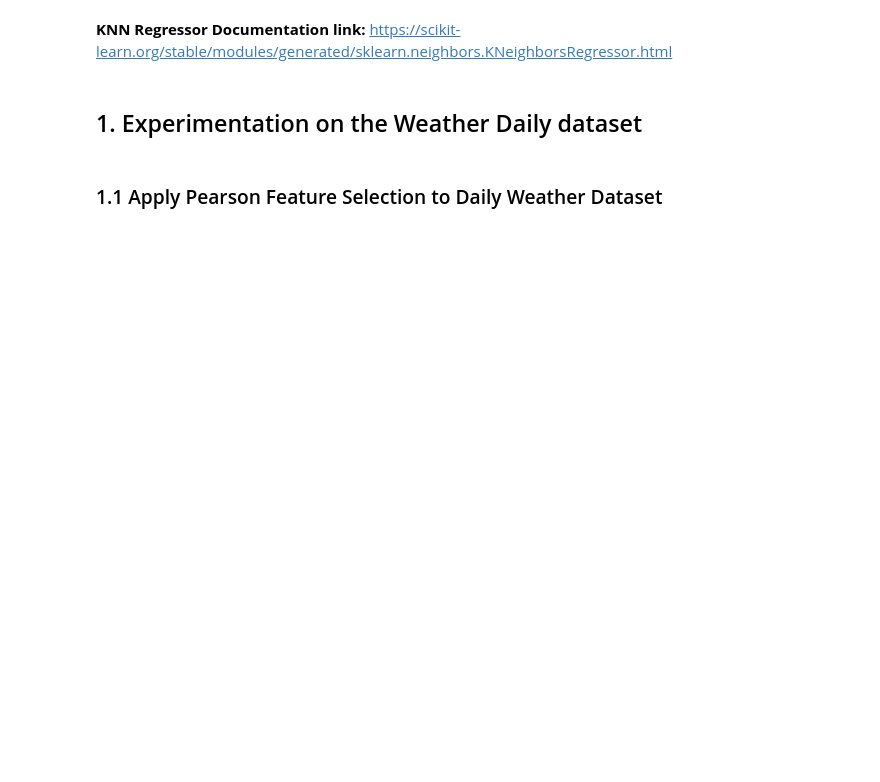
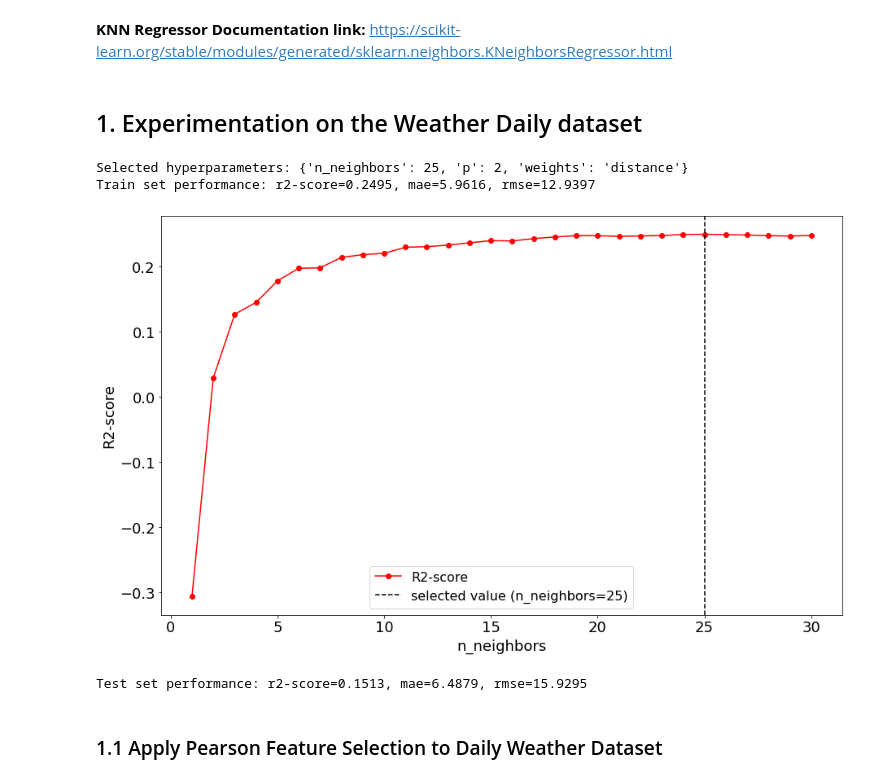
Before and after one commit to RifatIslamOmio/Weather-WaterLevel-Prediction-ML, a Jupyter notebook: Notebooks/brri-dataset/experimentations/knn_regression.ipynb, the cells around one changed output. Cells and saved outputs as stored; diff of their text form; code cells hidden in the pictures; blank space fills up the shorter version.

Commit message:
update knn regression notebook #10

```diff
--- a/Notebooks/brri-dataset/experimentations/knn_regression.ipynb
+++ b/Notebooks/brri-dataset/experimentations/knn_regression.ipynb
@@ -24,7 +26,7 @@ from sklearn.neighbors import KNeighborsRegressor
 RAND_SEED = 42
 
 # dictionary of hyper-parameters
-n_neighbors = [x for x in range(1, 51)] # 1 to 50
+n_neighbors = [x for x in range(1, 31)] # 1 to 30
 param_grid = {
     'n_neighbors': n_neighbors,
     'weights': ['uniform', 'distance'],
@@ -47,11 +49,30 @@ model, selected_hyperparams, train_r2, train_mae, train_rmse = train_regression(
 print(f'Selected hyperparameters: {selected_hyperparams}')
 # performance on the train set
 print(f'Train set performance: r2-score={train_r2}, mae={train_mae}, rmse={train_rmse}')
+# %% [output]
+Selected hyperparameters: {'n_neighbors': 25, 'p': 2, 'weights': 'distance'}
+Train set performance: r2-score=0.2495, mae=5.9616, rmse=12.9397
+# %%
+# r2-scores graph on the train set
+
+# hyper-parameters selected by GridSearchCV
+selected_model_params = {'n_neighbors': selected_hyperparams['n_neighbors'],
+                         'weights': selected_hyperparams['weights'],
+                         'p': selected_hyperparams['p'],
+                         'n_jobs': -1}
+
+showEvalutationGraph_regression(KNeighborsRegressor, weather_daily_train_df, cls='Rainfall (mm)',
+                                x_axis_param_name='n_neighbors', x_axis_param_vals=n_neighbors,
+                                selected_model_params=selected_model_params)
+# %% [output]
+[figure, added]
 # %%
 # test model
 test_r2, test_mae, test_rmse = eval_regression(model, weather_daily_test_df, cls='Rainfall (mm)')
 # performance on the test set
 print(f'Test set performance: r2-score={test_r2}, mae={test_mae}, rmse={test_rmse}')
+# %% [output]
+Test set performance: r2-score=0.1513, mae=6.4879, rmse=15.9295
 # %% [markdown]
 ### 1.1 Apply Pearson Feature Selection to Daily Weather Dataset
 # %%
```
Also changed, not shown: parts of 13 cells of this notebook.
